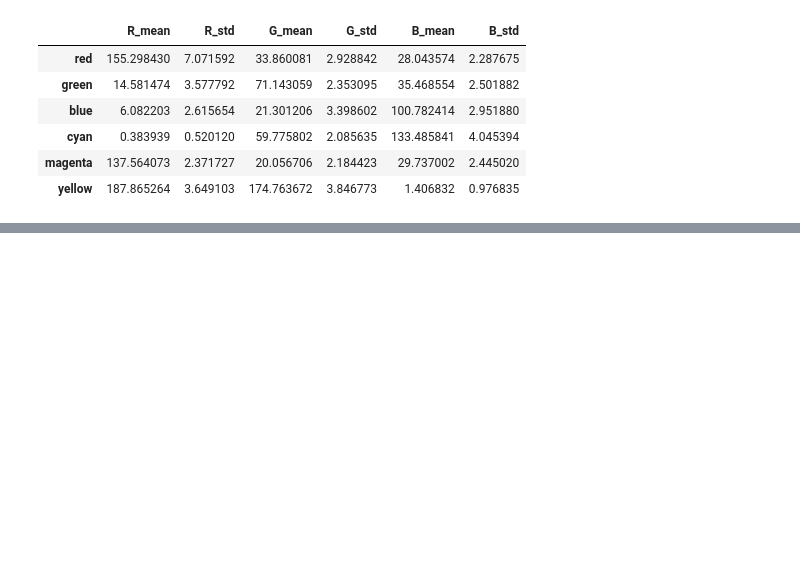
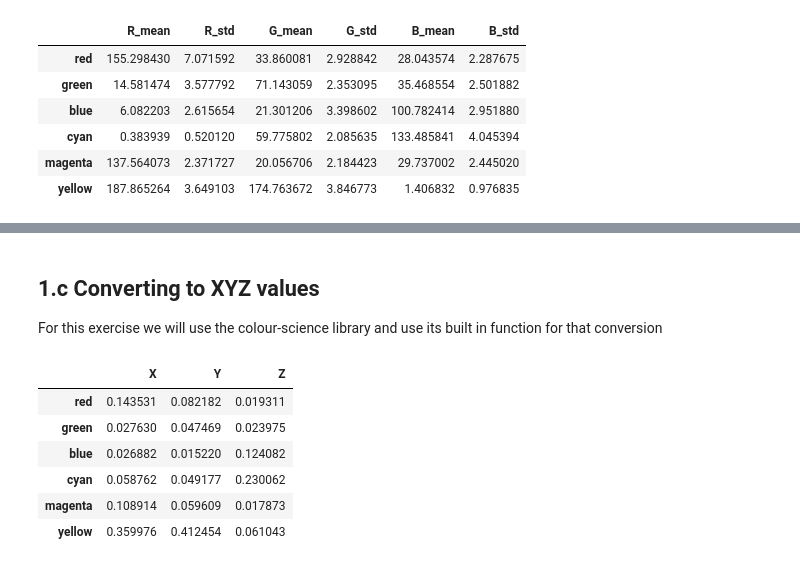
Before and after one commit to yizharf9/coding, a Jupyter notebook: bgu/multimedia_compression/first_paper/ex1.ipynb, the cells around one changed output, grey strips where cells are left out. Saved outputs shown, nothing was run; the diff lists cells and outputs as text; code cells hidden in the pictures; blank space fills up the shorter version.

```diff
--- a/bgu/multimedia_compression/first_paper/ex1.ipynb
+++ b/bgu/multimedia_compression/first_paper/ex1.ipynb
@@ -143,0 +149,28 @@ A - Printing uses the complementary colors Cyan, Magenta, and Yellow because it
+# %% [markdown]
+## 1.c Converting to XYZ values
+
+For this exercise we will use the colour-science library and use its built in function for that conversion
+# %%
+xyz_values = np.zeros_like(full_data[["R_mean", "G_mean", "B_mean"]].values)
+
+for i, row in enumerate(full_data[["R_mean", "G_mean", "B_mean"]].values):
+    # Encoded sRGB values in range [0, 1]
+    rgb = row / 255.0
+    # Decode transfer function (gamma/OETF) and transform to CIE XYZ
+    xyz = color.RGB_to_XYZ(
+        rgb,
+        colourspace="sRGB",
+        apply_cctf_decoding=True,
+    )
+    xyz_values[i] = xyz
+
+xyz_values = pd.DataFrame(xyz_values, columns=["X", "Y", "Z"], index=[color for color in colors])
+xyz_values
+# %% [output]
+|  | X | Y | Z |
+| red | 0.143531 | 0.082182 | 0.019311 |
+| green | 0.027630 | 0.047469 | 0.023975 |
+| blue | 0.026882 | 0.015220 | 0.124082 |
+| cyan | 0.058762 | 0.049177 | 0.230062 |
+| magenta | 0.108914 | 0.059609 | 0.017873 |
+| yellow | 0.359976 | 0.412454 | 0.061043 |
```
Also changed, not shown: parts of 8 cells of this notebook.
